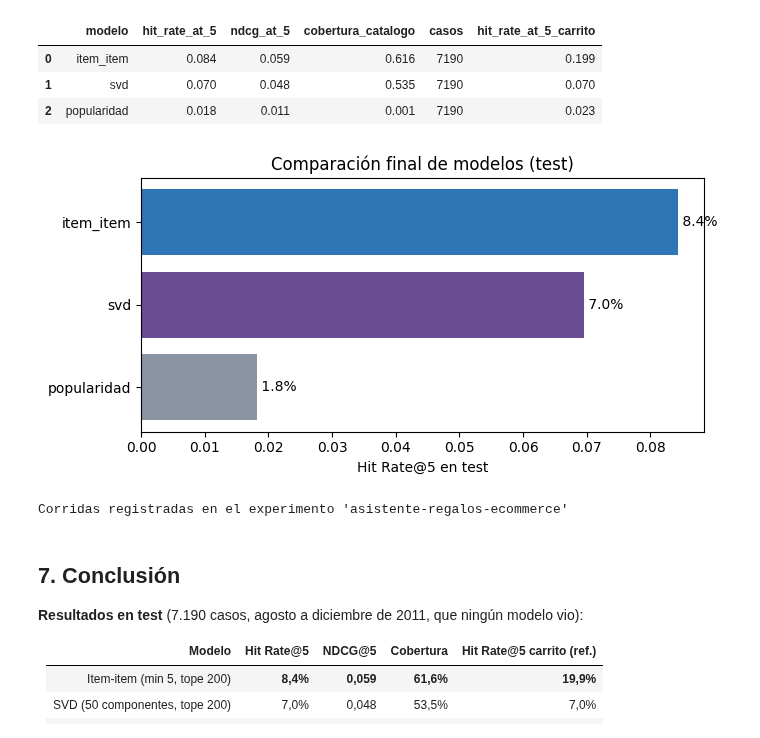
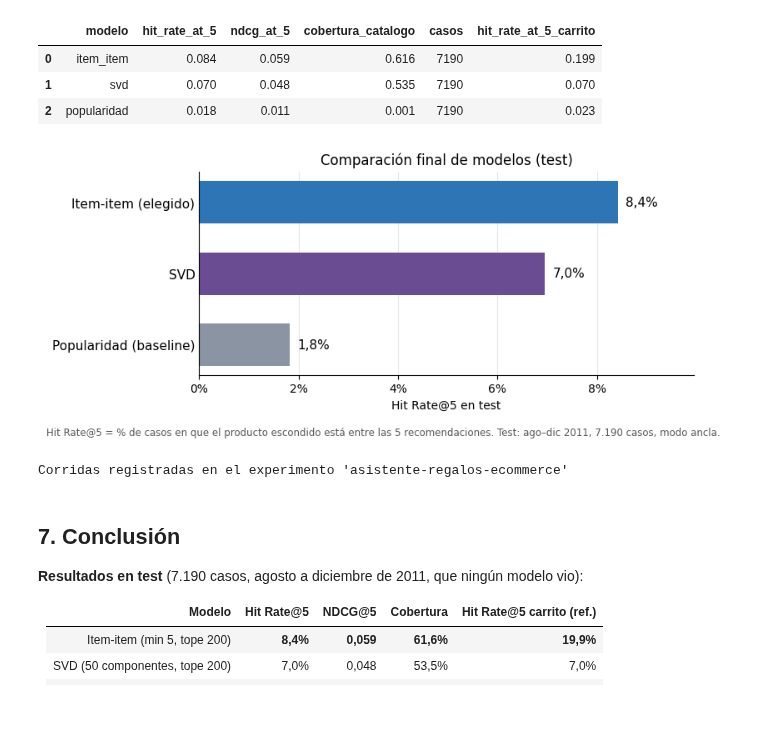
Before and after one commit to MafeLopezQuintana/asistente-regalos-ecommerce, a Jupyter notebook: notebooks/04_modelos.ipynb, the cells around one changed output. Cells and saved outputs as stored; diff of their text form; code cells hidden in the pictures; blank space fills up the shorter version.

Commit message:
Modelos: gráfico final en porcentaje

```diff
--- a/notebooks/04_modelos.ipynb
+++ b/notebooks/04_modelos.ipynb
@@ -401,31 +399,49 @@ tabla_final.round(3)
 | 1 | svd | 0.070 | 0.048 | 0.535 | 7190 | 0.070 |
 | 2 | popularidad | 0.018 | 0.011 | 0.001 | 7190 | 0.023 |
 # %%
-fig, ax = plt.subplots(figsize=(7, 3.5))
+from matplotlib.ticker import PercentFormatter
+
+# Gráfico final: Hit Rate@5 en test, con los colores de cada familia (los mismos de la validación)
+NOMBRES = {'item_item': 'Item-item (elegido)', 'svd': 'SVD', 'popularidad': 'Popularidad (baseline)'}
 orden = tabla_final.sort_values('hit_rate_at_5')
-ax.barh(orden['modelo'], orden['hit_rate_at_5'], color=orden['modelo'].map(colores))
-for i, v in enumerate(orden['hit_rate_at_5']):
-    ax.text(v, i, f" {v:.1%}", va='center')
+colores_barra = orden['modelo'].map(colores)
+hr = tabla_final.set_index('modelo')['hit_rate_at_5']
+
+fig, ax = plt.subplots(figsize=(8, 3.4))
+barras = ax.barh(orden['modelo'].map(NOMBRES), orden['hit_rate_at_5'], color=colores_barra, height=0.6)
+for barra, v in zip(barras, orden['hit_rate_at_5']):
+    ax.text(v + 0.0015, barra.get_y() + barra.get_height() / 2, f'{v:.1%}'.replace('.', ','),
+            va='center', fontsize=11)
+ax.xaxis.set_major_formatter(PercentFormatter(1, decimals=0))
+ax.set_xlim(0, hr.max() * 1.18)
+ax.spines[['top', 'right']].set_visible(False)
+ax.grid(axis='x', color='#E6E6E6')
+ax.set_axisbelow(True)
+ax.tick_params(axis='y', length=0, labelsize=11)
 ax.set_xlabel('Hit Rate@5 en test')
+veces = f"{hr['item_item'] / hr['popularidad']:.1f}".replace('.', ',')
 ax.set_title('Comparación final de modelos (test)')
+casos_txt = f"{int(tabla_final['casos'].iloc[0]):,}".replace(',', '.')
+fig.text(0.01, -0.04, 'Hit Rate@5 = % de casos en que el producto escondido está entre las 5 recomendaciones. '
+         f'Test: ago–dic 2011, {casos_txt} casos, modo ancla.', fontsize=8.5, color='#555555')
 plt.tight_layout()
 ruta_grafico = CARPETA_FIGURAS / '04_comparacion_final.png'
 ruta_tabla = RAIZ / 'reports' / 'comparacion_modelos.csv'
-plt.savefig(ruta_grafico, dpi=120)
+plt.savefig(ruta_grafico, dpi=120, bbox_inches='tight')
 plt.show()
 tabla_final.to_csv(ruta_tabla, index=False)
 
 # Tabla y gráfico como artefactos de MLflow, en una corrida de resumen
 registrar_corrida('resumen_comparacion',
                   parametros={'fecha_corte': str(fecha_corte), 'modo': 'ancla', 'k': K,
                               'elegidos': ', '.join(ELEGIDOS.values())},
                   metricas={f'hit_rate_at_{K}_{fila.modelo}': fila[f'hit_rate_at_{K}']
                             for _, fila in tabla_final.iterrows()},
                   tags={'etapa': 'test_final', 'notebook': '04'},
                   artefactos=[ruta_tabla, ruta_grafico])
 print(f"Corridas registradas en el experimento '{EXPERIMENTO}'")
 # %% [output]
-[figure, old version]
+[figure, new version]
 Corridas registradas en el experimento 'asistente-regalos-ecommerce'
 # %% [markdown]
 ## 7. Conclusión
```
Also changed, not shown: parts of 1 cell of this notebook, 1 other file.
